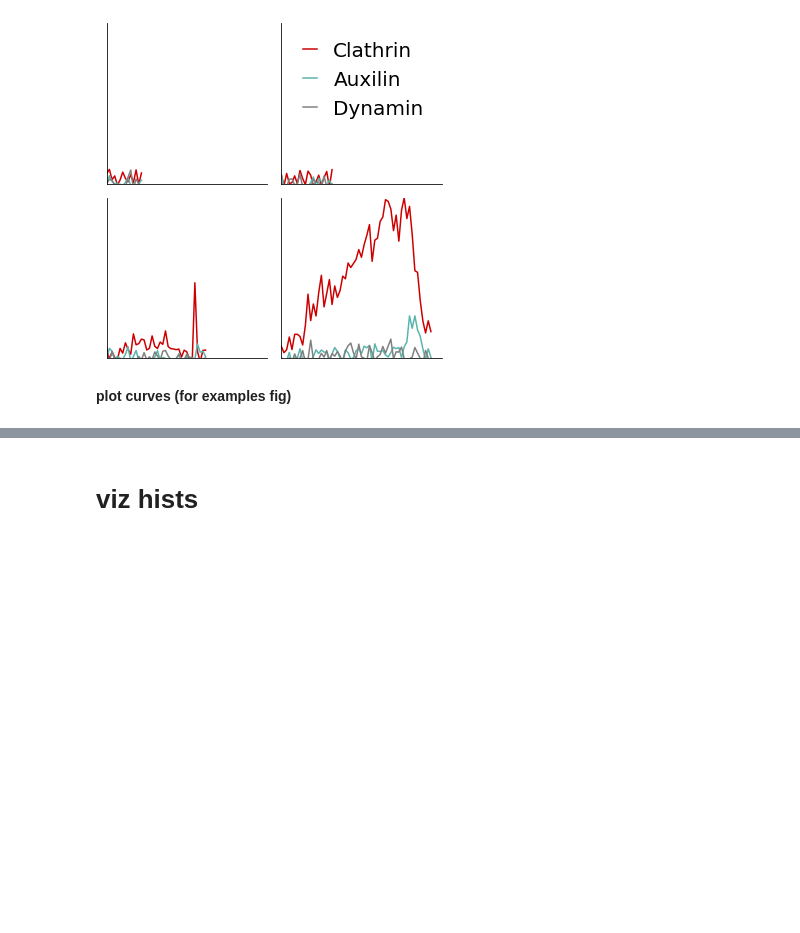
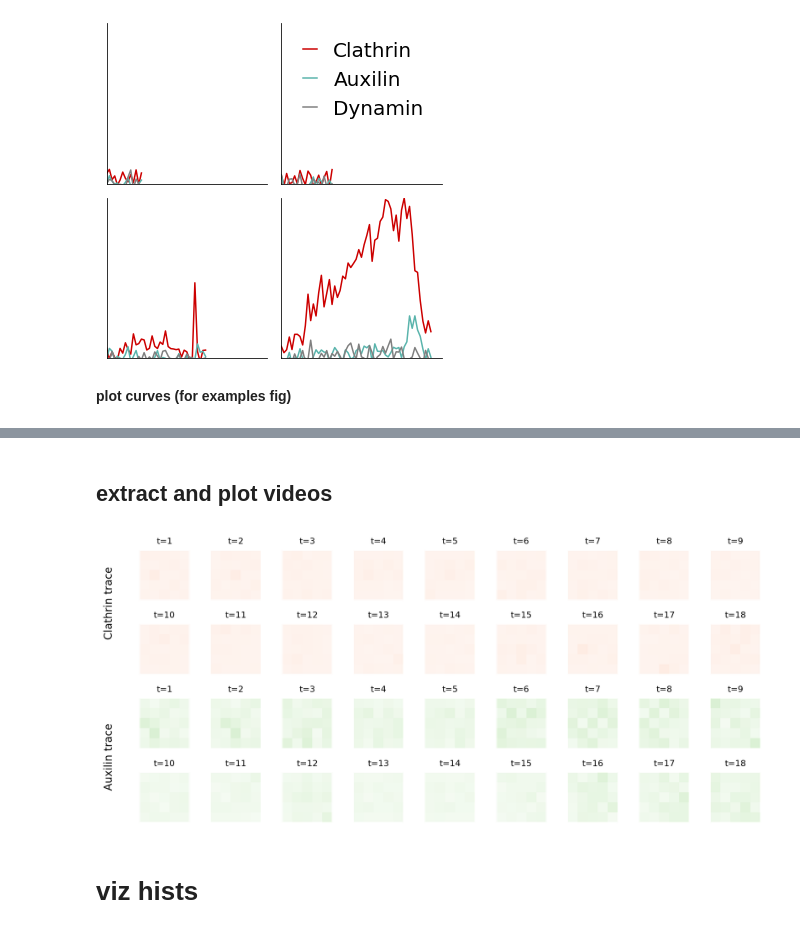
Before and after one commit to Yu-Group/molecular-partner-prediction, a Jupyter notebook: notebooks/00_intro_figs.ipynb, the cells around one changed output, grey strips where cells are left out. Saved outputs shown, nothing was run; the diff lists cells and outputs as text; code cells hidden in the pictures; blank space fills up the shorter version.

Commit message:
add examples of videos

```diff
--- a/notebooks/00_intro_figs.ipynb
+++ b/notebooks/00_intro_figs.ipynb
@@ -85,4 +85,39 @@ viz.savefig('traces_plus')
 [figure]
+# %% [markdown]
+## extract and plot videos
+# %%
+cla_videos, aux_videos = viz.get_dynamin_data_video(dfv_minus, dfv_minus.pid.values[:3])
+# %%
+pid = dfv_minus.pid.values[2]
+n = len(aux_videos[pid])
+
+fig = plt.figure(figsize=(9, 4), dpi=200)
+for i in range(len(cla_videos[pid])):
+    ax = plt.subplot(4, 9, i + 1)
+    ax.imshow(cla_videos[pid][i], vmin=0, vmax=1, cmap='Reds') # Auxilin
+    ax.set_xticks([])
+    ax.set_yticks([])
+    ax.spines['left'].set_visible(False)
+    ax.spines['bottom'].set_visible(False)
+    ax.set_title(label=f't={i + 1}', fontsize=8)
+#plt.tight_layout()
+
+#plt.figure(figsize=(6, 3), dpi=200)
+for i in range(len(aux_videos[pid])):
+    ax = plt.subplot(4, 9, i + 19)
+    ax.imshow(aux_videos[pid][i], vmin=0, vmax=1, cmap='Greens') # Auxilin
+    ax.spines['left'].set_visible(False)
+    ax.spines['bottom'].set_visible(False)
+    ax.set_xticks([])
+    ax.set_yticks([])
+    ax.set_title(label=f't={i + 1}', fontsize=8)
+fig.text(0, 0.75, 'Clathrin trace', va='center', rotation='vertical')
+fig.text(0, 0.25, 'Auxilin trace', va='center', rotation='vertical')
+plt.tight_layout()
+
+viz.savefig('abortive_example')
+# %% [output]
+[figure, added]
 # %% [markdown]
 # viz hists
 # %%
```
Also changed, not shown: parts of 1 cell of this notebook, 1 other file.
